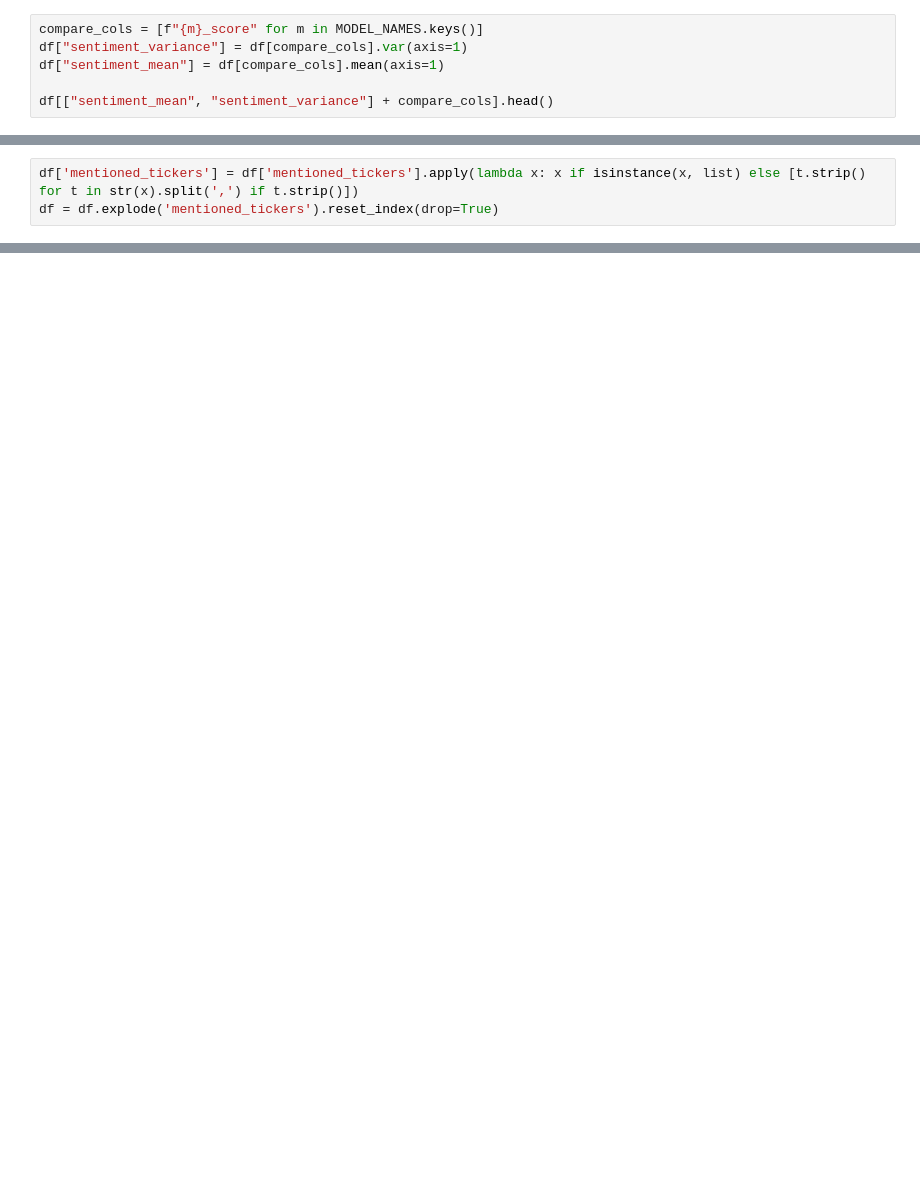
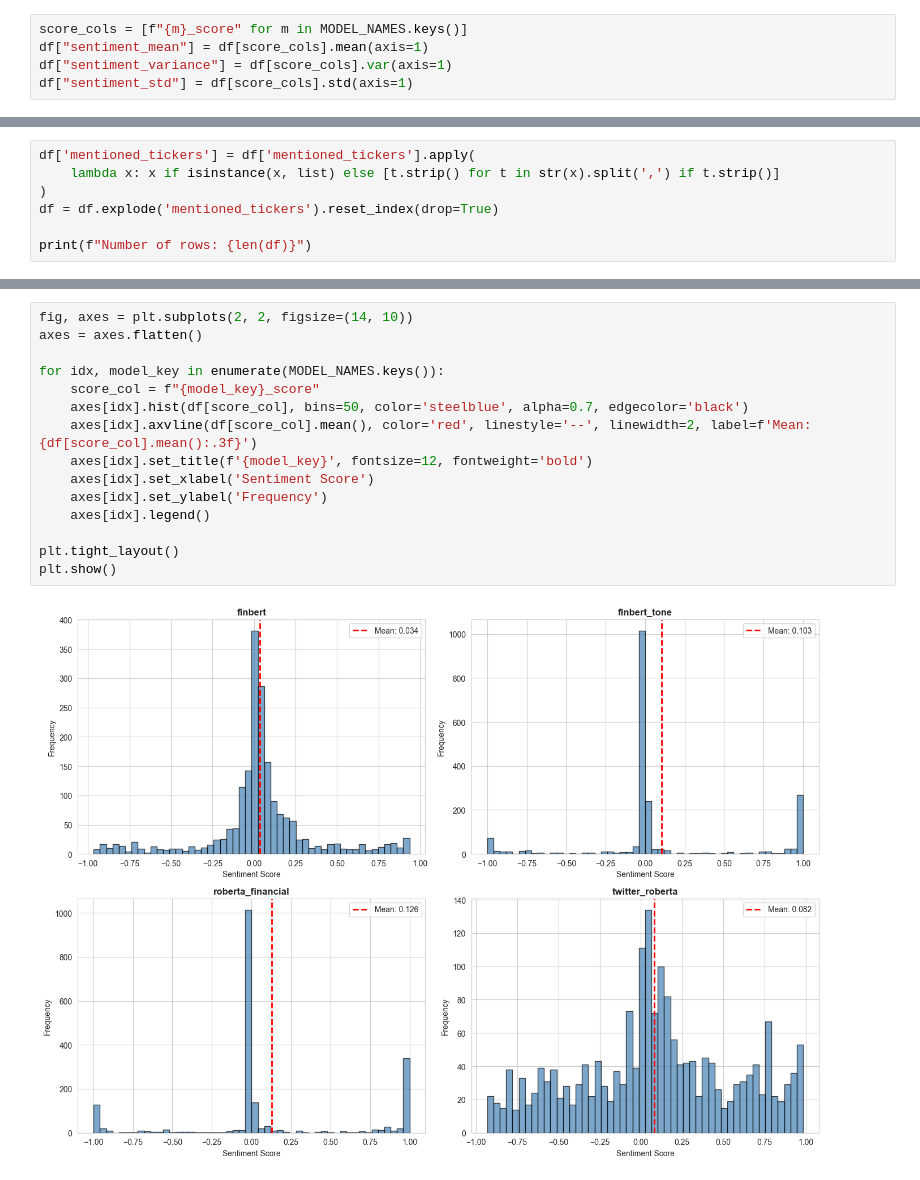
Before and after one commit to OndrejZ24/stock-sentiment-analysis, a Jupyter notebook: model_comparison.ipynb, the cells around one changed output, grey strips where cells are left out. Cells and saved outputs as stored; diff of their text form; blank space fills up the shorter version.

```diff
--- a/model_comparison.ipynb
+++ b/model_comparison.ipynb
@@ -150,6 +179,5 @@ for model_name, pipe in pipelines.items():
 # %%
-compare_cols = [f"{m}_score" for m in MODEL_NAMES.keys()]
-df["sentiment_variance"] = df[compare_cols].var(axis=1)
-df["sentiment_mean"] = df[compare_cols].mean(axis=1)
-
-df[["sentiment_mean", "sentiment_variance"] + compare_cols].head()
+score_cols = [f"{m}_score" for m in MODEL_NAMES.keys()]
+df["sentiment_mean"] = df[score_cols].mean(axis=1)
+df["sentiment_variance"] = df[score_cols].var(axis=1)
+df["sentiment_std"] = df[score_cols].std(axis=1)
@@ -163,3 +188,7 @@ df[["sentiment_mean", "sentiment_variance"] + compare_cols].head()
 # %%
-df['mentioned_tickers'] = df['mentioned_tickers'].apply(lambda x: x if isinstance(x, list) else [t.strip() for t in str(x).split(',') if t.strip()])
+df['mentioned_tickers'] = df['mentioned_tickers'].apply(
+    lambda x: x if isinstance(x, list) else [t.strip() for t in str(x).split(',') if t.strip()]
+)
 df = df.explode('mentioned_tickers').reset_index(drop=True)
+
+print(f"Number of rows: {len(df)}")
@@ -224,0 +219,17 @@ twitter_roberta_score                      0.461                  1.000
+# %%
+fig, axes = plt.subplots(2, 2, figsize=(14, 10))
+axes = axes.flatten()
+
+for idx, model_key in enumerate(MODEL_NAMES.keys()):
+    score_col = f"{model_key}_score"
+    axes[idx].hist(df[score_col], bins=50, color='steelblue', alpha=0.7, edgecolor='black')
+    axes[idx].axvline(df[score_col].mean(), color='red', linestyle='--', linewidth=2, label=f'Mean: {df[score_col].mean():.3f}')
+    axes[idx].set_title(f'{model_key}', fontsize=12, fontweight='bold')
+    axes[idx].set_xlabel('Sentiment Score')
+    axes[idx].set_ylabel('Frequency')
+    axes[idx].legend()
+
+plt.tight_layout()
+plt.show()
+# %% [output]
+[figure, added]
```
Also changed, not shown: parts of 31 cells of this notebook, 4 other files.
